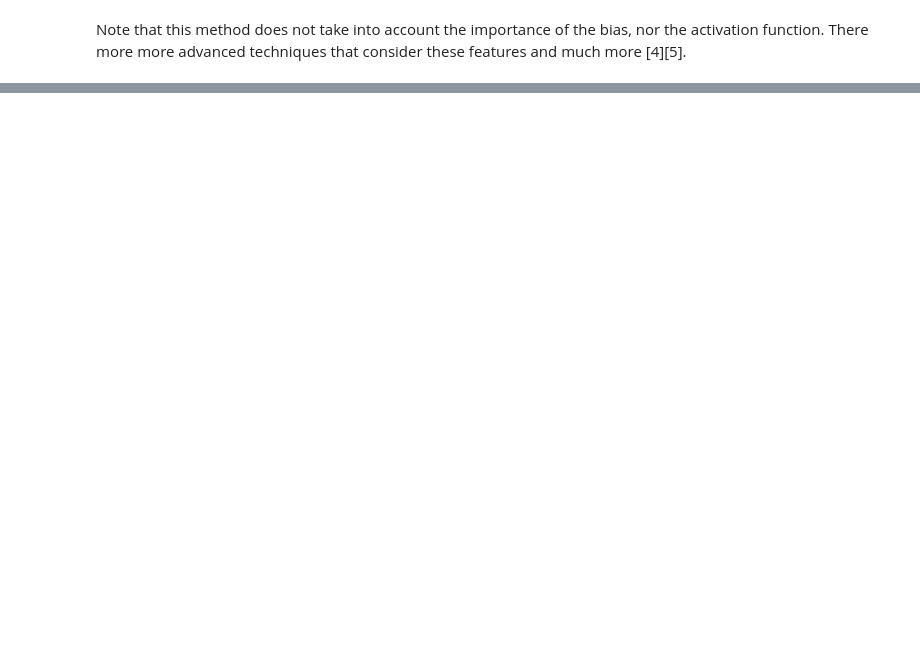
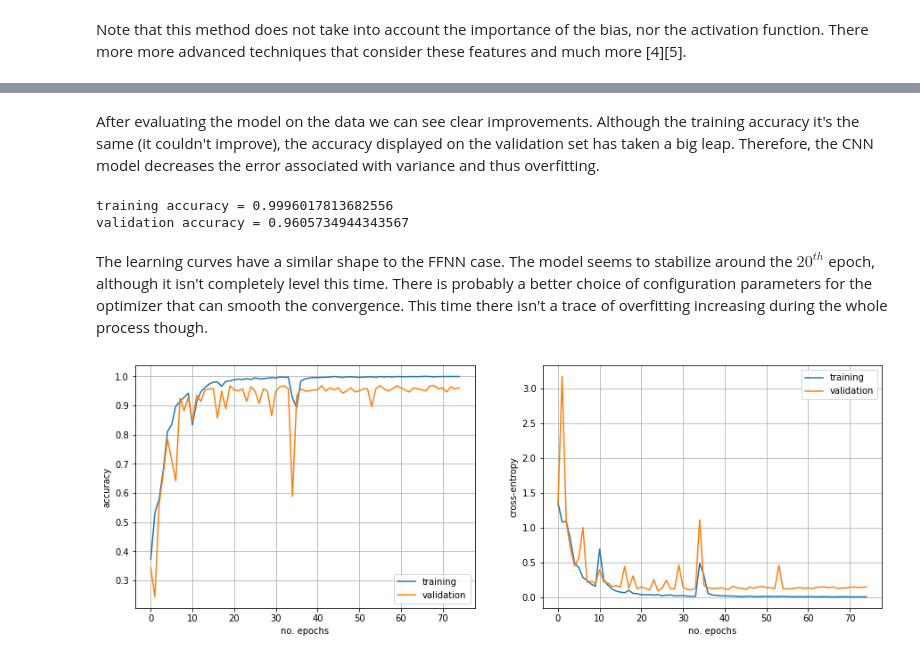
Before and after one commit to alexmadrinanfdez/dl-intro, a Jupyter notebook: dl-intro.ipynb, the cells around one changed output, grey strips where cells are left out. Cells and saved outputs as stored; diff of their text form; code cells hidden in the pictures; blank space fills up the shorter version.

```diff
--- a/dl-intro.ipynb
+++ b/dl-intro.ipynb
@@ -621,0 +649,6 @@ Note that this method does not take into account the importance of the bias, nor
+# %%
+# convolutional networks apply to three-dimensional tensors
+train = train.reshape(-1 , obs.shape[1], obs.shape[2], 1)
+valid = valid.reshape(-1 , obs.shape[1], obs.shape[2], 1)
+
+print('training dimensions:', train.shape , '\nvalidation dimensions:', valid.shape)
@@ -621,0 +662,16 @@ Note that this method does not take into account the importance of the bias, nor
+# %%
+from keras.layers import Conv2D, Flatten, MaxPooling2D
+
+cnn = keras.Sequential()
+# feature extraction
+# input: 36x36 images with 1 channel -> (36, 36) tensors.
+cnn.add(Conv2D(filters = 16, kernel_size = (3, 3), activation = 'relu', input_shape = (train.shape[1], train.shape[2], 1)))
+cnn.add(Conv2D(filters = 32, kernel_size = (3, 3), activation='relu'))
+cnn.add(MaxPooling2D(pool_size = (2, 2)))
+cnn.add(Dropout(rate = 0.25))
+# prediction
+cnn.add(Flatten())
+cnn.add(Dense(256, activation='relu'))
+cnn.add(Dropout(0.25))
+cnn.add(Dense(ohe_train.shape[1], activation = 'softmax'))
+cnn.output.shape
@@ -621,0 +703,6 @@ Note that this method does not take into account the importance of the bias, nor
+# %%
+cnn.compile(
+    optimizer = keras.optimizers.SGD(learning_rate = .05, momentum = .5, nesterov = True),
+    loss = 'categorical_crossentropy', metrics = ['acc']
+)
+history = cnn.fit(x = train, y = ohe_train, batch_size = 64, epochs = 75, validation_data = (valid, ohe_valid))
@@ -621,0 +727,29 @@ Note that this method does not take into account the importance of the bias, nor
+# %% [markdown]
+After evaluating the model on the data we can see clear improvements. Although the training accuracy it's the same (it couldn't improve), the accuracy displayed on the validation set has taken a big leap. Therefore, the CNN model decreases the error associated with variance and thus overfitting.
+# %%
+loss, acc = cnn.evaluate(x = train, y = ohe_train, batch_size = 64, verbose = 0)
+print('training accuracy =', acc)
+loss, acc = cnn.evaluate(x = valid, y = ohe_valid, batch_size = 64, verbose = 0)
+print('validation accuracy =', acc)
+# %% [output]
+training accuracy = 0.9996017813682556
+validation accuracy = 0.9605734944343567
+# %% [markdown]
+The learning curves have a similar shape to the FFNN case. The model seems to stabilize around the $20^{th}$ epoch, although it isn't completely level this time.
+There is probably a better choice of configuration parameters for the optimizer that can smooth the convergence. This time there isn't a trace of overfitting increasing during the whole process though.
+# %%
+fig, (ax1, ax2) = plt.subplots(ncols = 2, figsize = (15, 5))
+ax1.plot(history.history['acc'], label = 'training')
+ax1.plot(history.history['val_acc'], label = 'validation')
+ax2.plot(history.history['loss'], label = 'training')
+ax2.plot(history.history['val_loss'], label = 'validation')
+ax1.legend()
+ax2.legend()
+ax1.set_xlabel('no. epochs')
+ax2.set_xlabel('no. epochs')
+ax1.set_ylabel('accuracy')
+ax2.set_ylabel('cross-entropy')
+ax1.grid()
+ax2.grid()
+# %% [output]
+[figure, added]
```
Also changed, not shown: parts of 51 cells of this notebook.
